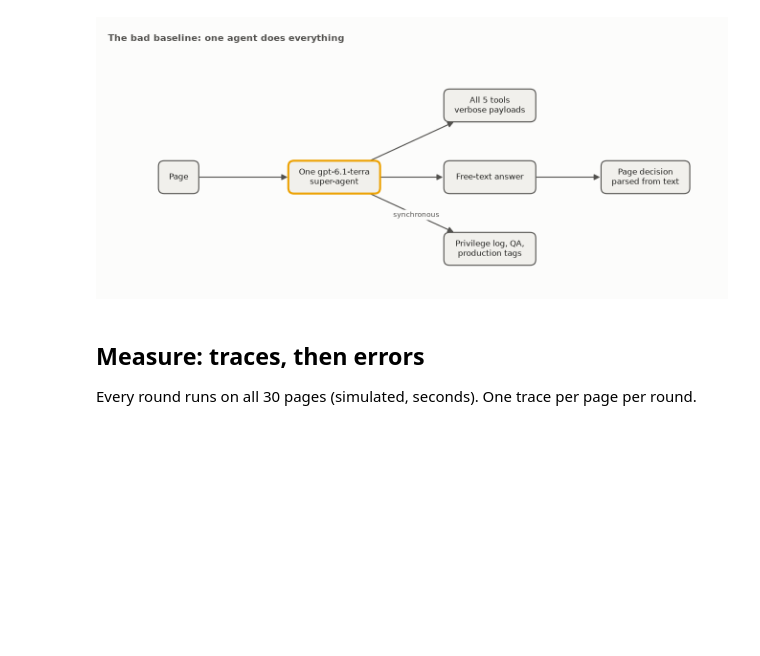
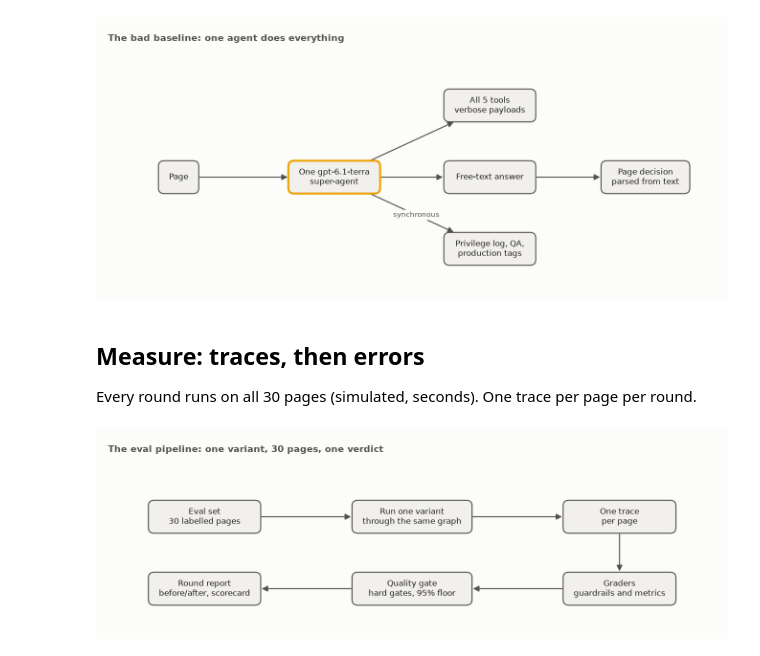
Before and after one commit to gduchidze-ship-it/datafest-agent-opt, a Jupyter notebook: notebooks/optimizing_document_review_agents_demo.ipynb, the cells around one changed output. Saved outputs shown, nothing was run; the diff lists cells and outputs as text; code cells hidden in the pictures; blank space fills up the shorter version.

```diff
--- a/notebooks/optimizing_document_review_agents_demo.ipynb
+++ b/notebooks/optimizing_document_review_agents_demo.ipynb
@@ -161,13 +161,6 @@ draw_diagram("bad_baseline")
 
 Every round runs on all 30 pages (simulated, seconds). One trace per page per round.
 # %%
-from doc_review_opt.agent.variants import (
-    BASELINE,
-    CACHING,
-    CALIBRATED_POLICY,
-    CONTROLS,
-    DECISION_MODEL,
-    ROUTING,
-    SPLIT,
-    VARIANT_ORDER,
-)
+draw_diagram("eval_pipeline")
+# %% [output]
+[figure, added]
```
Also changed, not shown: parts of 74 cells of this notebook, 11 other files.
